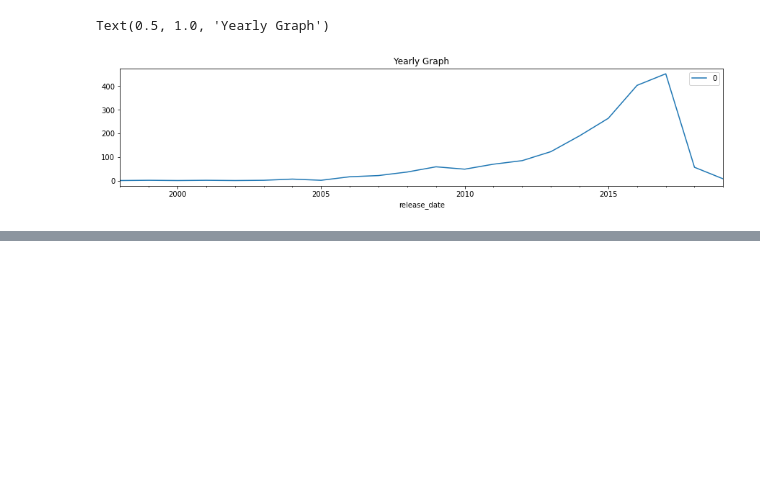
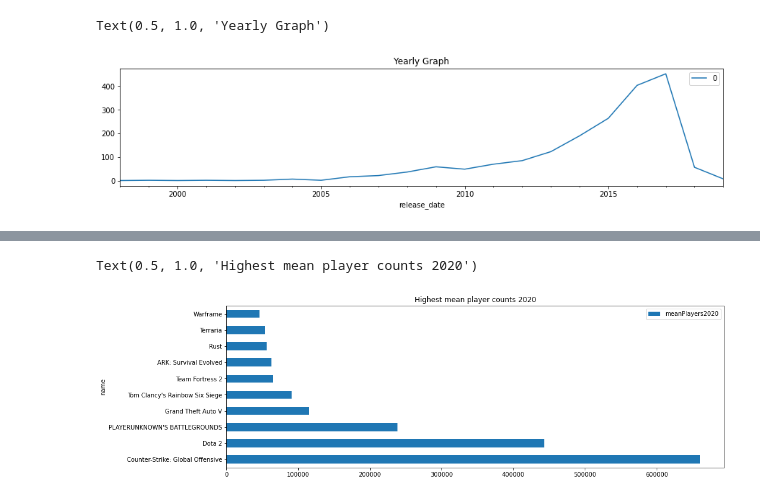
Before and after one commit to Jonhops1595/steam_machine_learning, a Jupyter notebook: Data Visuallizations.ipynb, the cells around one changed output, grey strips where cells are left out. Cells and saved outputs as stored; diff of their text form; code cells hidden in the pictures; blank space fills up the shorter version.

```diff
--- a/Data Visuallizations.ipynb
+++ b/Data Visuallizations.ipynb
@@ -58,0 +72,11 @@ genre_bar = genre_df.plot(kind='bar')
+# %%
+player_count_2020 = game_data[['name', 'meanPlayers2020']]
+player_count_2020
+player_count_2020 = player_count_2020.sort_values(ascending = False, by='meanPlayers2020') #Ordering by # of games in genre
+player_count_2020 = player_count_2020.head(10)  #Selecting top 10
+
+player_count_2020_bar = player_count_2020.plot(x = 'name', kind='barh', figsize=(15,5))
+player_count_2020_bar.set_title("Highest mean player counts 2020")
+# %% [output]
+Text(0.5, 1.0, 'Highest mean player counts 2020')
+[figure, added]
```
Also changed, not shown: parts of 3 cells of this notebook.
